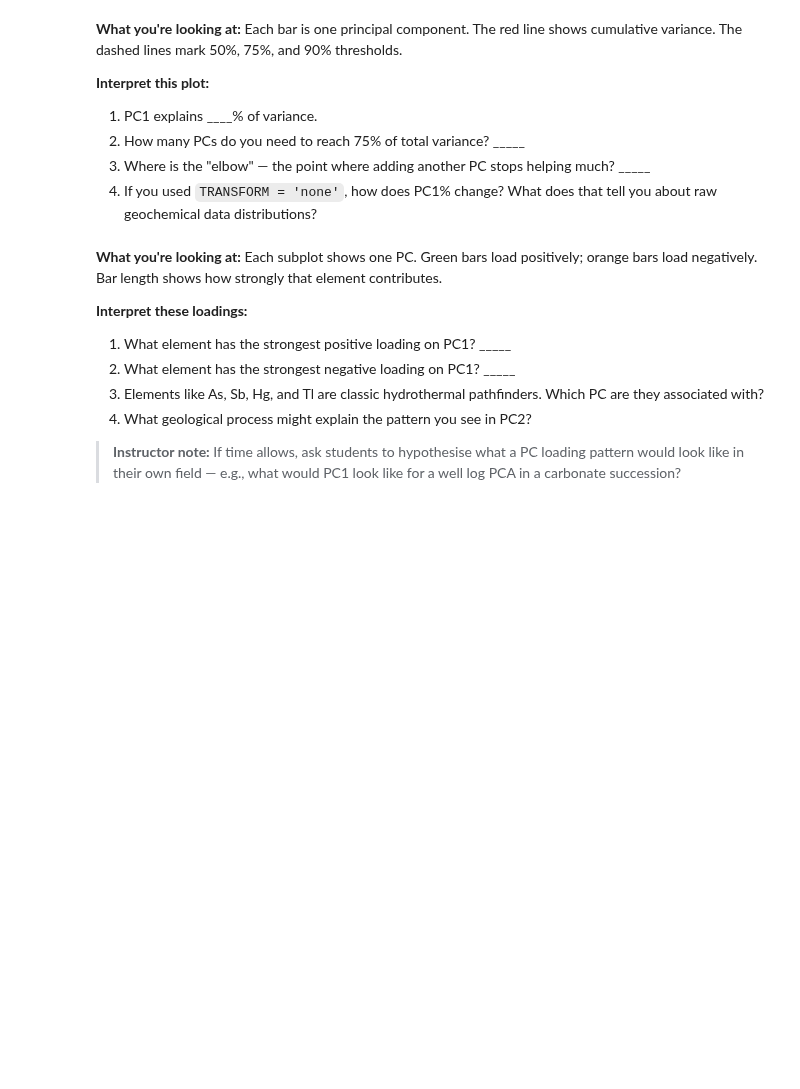
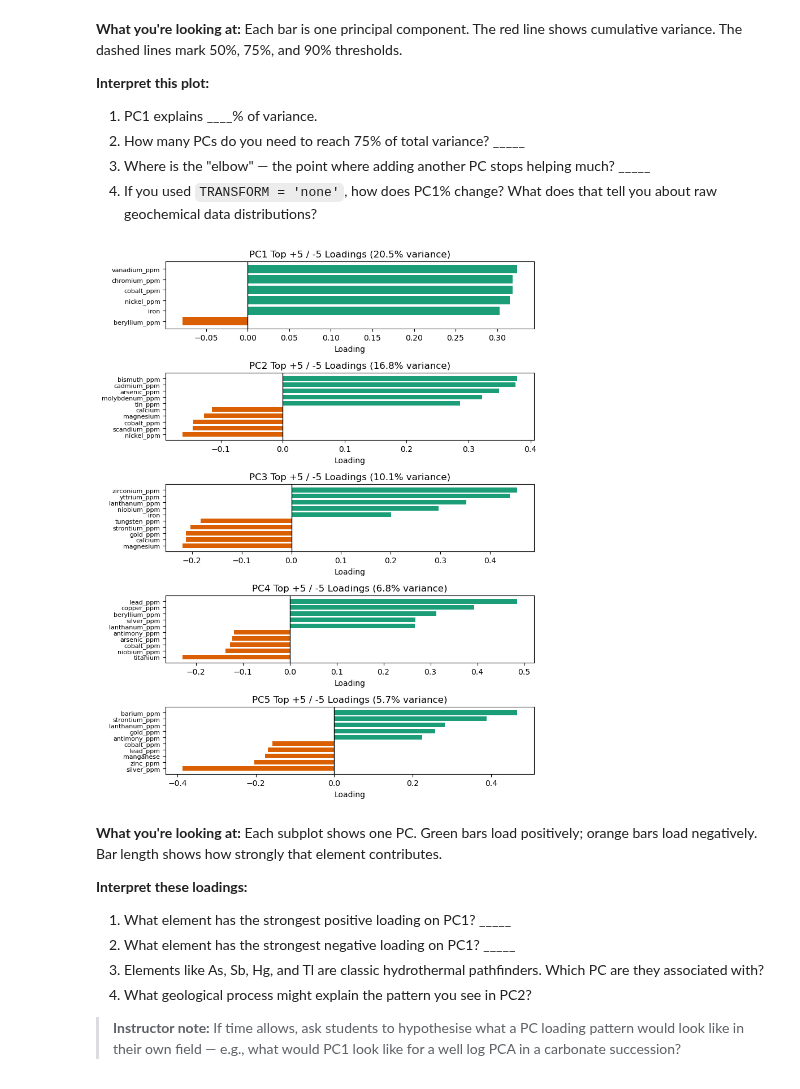
Before and after one commit to tyhowee/python-ML-for-geologists, a Jupyter notebook: cu_python_for_geologists_ml.ipynb, the cells around one changed output. Saved outputs shown, nothing was run; the diff lists cells and outputs as text; code cells hidden in the pictures; blank space fills up the shorter version.

```diff
--- a/cu_python_for_geologists_ml.ipynb
+++ b/cu_python_for_geologists_ml.ipynb
@@ -197,25 +232,27 @@ plt.show()
 # %%
 # --- YOUR TURN ---
 # How many PCA components should we plot loadings for?
 # A "loading" tells you which variables drive each PC.
 # Positive loading = variable increases with PC score.
 # Negative loading = variable decreases with PC score.
 # Try 2, 3, or 5 — do later PCs still make geological sense?
 #
-N_LOAD_COMPONENTS = ___  # Try: 2, 3, or 5
+N_LOAD_COMPONENTS = 5  # Try: 2, 3, or 5
 
 # Safety fallback
 try:
     N_LOAD_COMPONENTS = int(N_LOAD_COMPONENTS)
     assert (
         1 <= N_LOAD_COMPONENTS <= pca.n_components_
     ), f"Must be between 1 and {pca.n_components_}"
 except Exception as e:
     print(f"Invalid input: {e}  → using N_LOAD_COMPONENTS = 3")
     N_LOAD_COMPONENTS = 3
 
 fig, axes = h.plot_pca_loadings(pca, pca_cols, n_components=N_LOAD_COMPONENTS)
 plt.show()
+# %% [output]
+[figure, added]
 # %% [markdown]
 **What you're looking at:** Each subplot shows one PC. Green bars load positively; orange bars load negatively. Bar length shows how strongly that element contributes.
 
```
Also changed, not shown: parts of 24 cells of this notebook, 2 other files.
